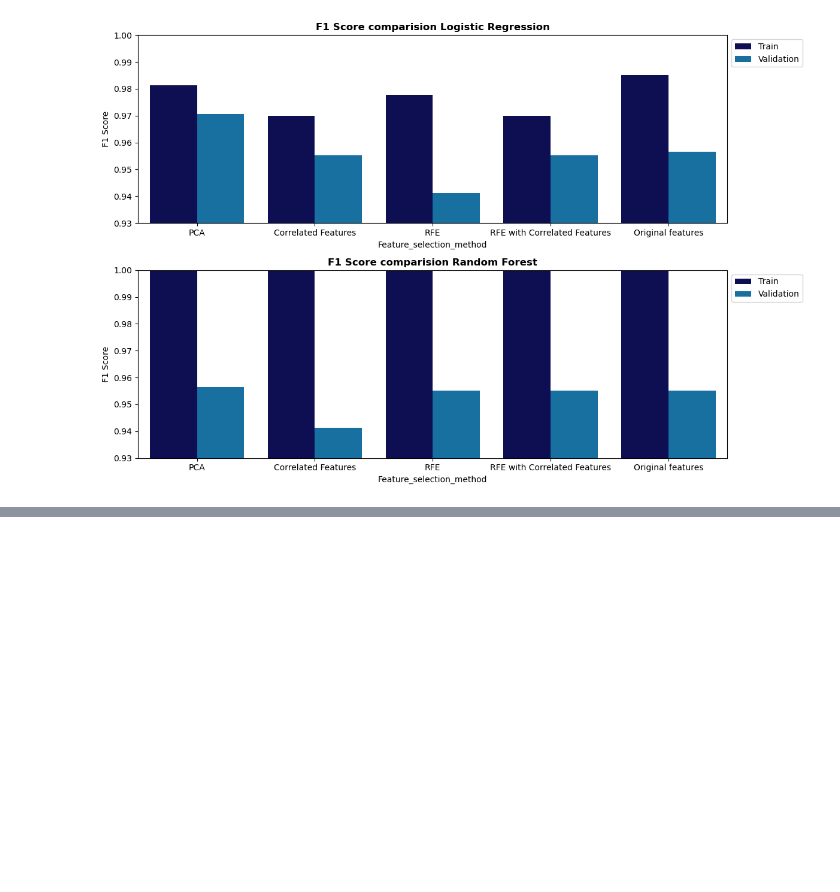
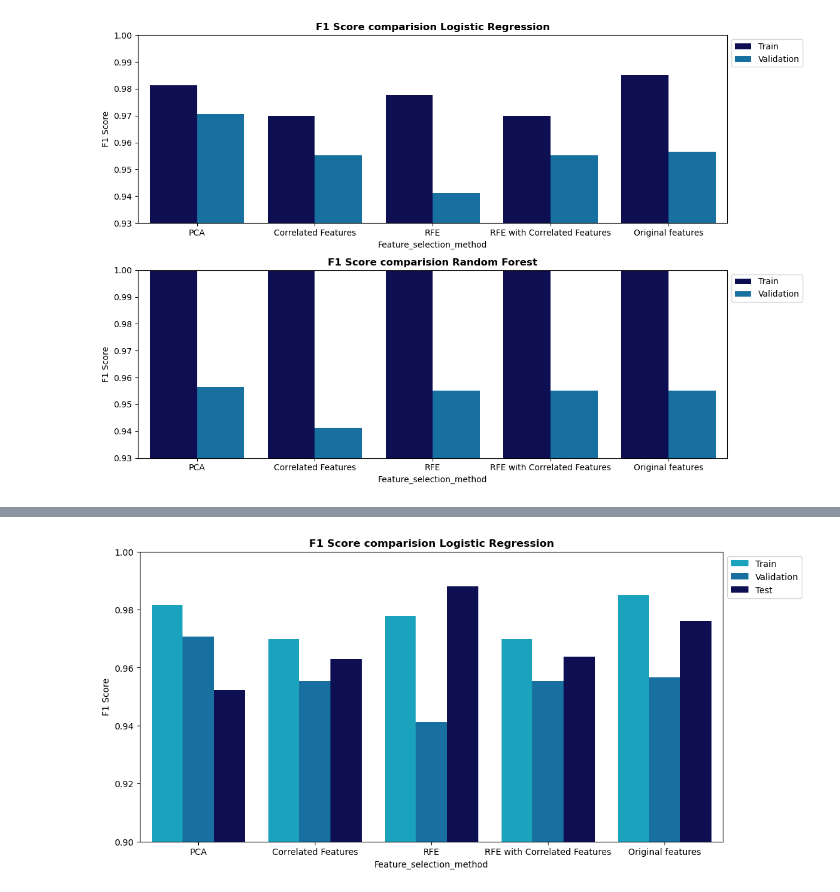
Before and after one commit to Itaru2018/Breast_cancer_project, a Jupyter notebook: Breast_cancer_feature_selection.ipynb, the cells around one changed output, grey strips where cells are left out. Saved outputs shown, nothing was run; the diff lists cells and outputs as text; code cells hidden in the pictures; blank space fills up the shorter version.

Commit message:
Graph is updated.

```diff
--- a/Breast_cancer_feature_selection.ipynb
+++ b/Breast_cancer_feature_selection.ipynb
@@ -643,0 +642,16 @@ plt.show()
+# %%
+# Transform testset
+# Scale X_test
+X_test_scaled = scaler.transform(X_test)
+
+# Corration and rundomforest based feature selection
+X_test_c_r = sel_c_r.transform(X_test_scaled)
+
+# Pure RFE
+X_test_rfe = best_rfe.transform(X_test_scaled)
+
+# RFE + Corraltion
+X_test_rfe_cor = best_rfe_cor.transform(X_test_c_r)
+
+# PCA
+X_test_pca = pca.transform(X_test_scaled)
@@ -643,0 +782,26 @@ plt.show()
+# %%
+# Slice the DataFrame
+results_df_log_reg_test = results_df_test[results_df_test['Classifier'] == 'Logistic Regression']
+results_df_rg_test   = results_df_test[results_df_test['Classifier'] == 'Random Forest']
+
+# Define ccusom color palette
+custom_palette = ['#00b4d8', '#0077B6', '#03045E']
+
+# Set figure size
+plt.figure(figsize=(12, 6))
+
+# Drow a plot of Logistic Regression
+sns.barplot(data=results_df_log_reg_test, x='Feature_set', y='F1_Score', hue='Dataset', palette=custom_palette)
+plt.title('F1 Score comparision Logistic Regression', fontweight='bold')
+plt.xlabel('Feature_selection_method')
+plt.ylabel('F1 Score')
+
+# Set y-axis limts to zoom in so that the diffences are more visible
+plt.ylim(0.90, 1.00)
+
+# Set the position of the legends
+plt.legend(bbox_to_anchor=(1, 1), loc='upper left')
+
+plt.show()
+# %% [output]
+[figure, added]
```
Also changed, not shown: parts of 11 cells of this notebook.
